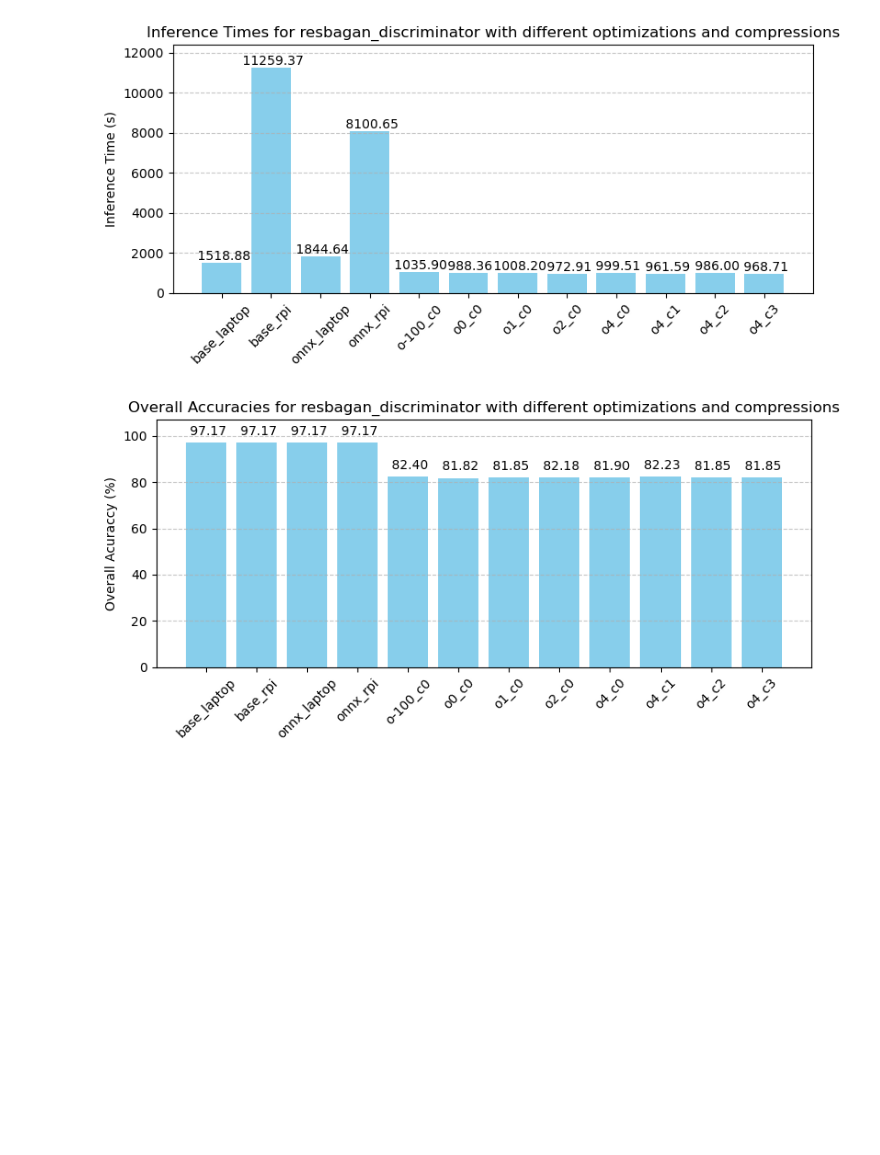
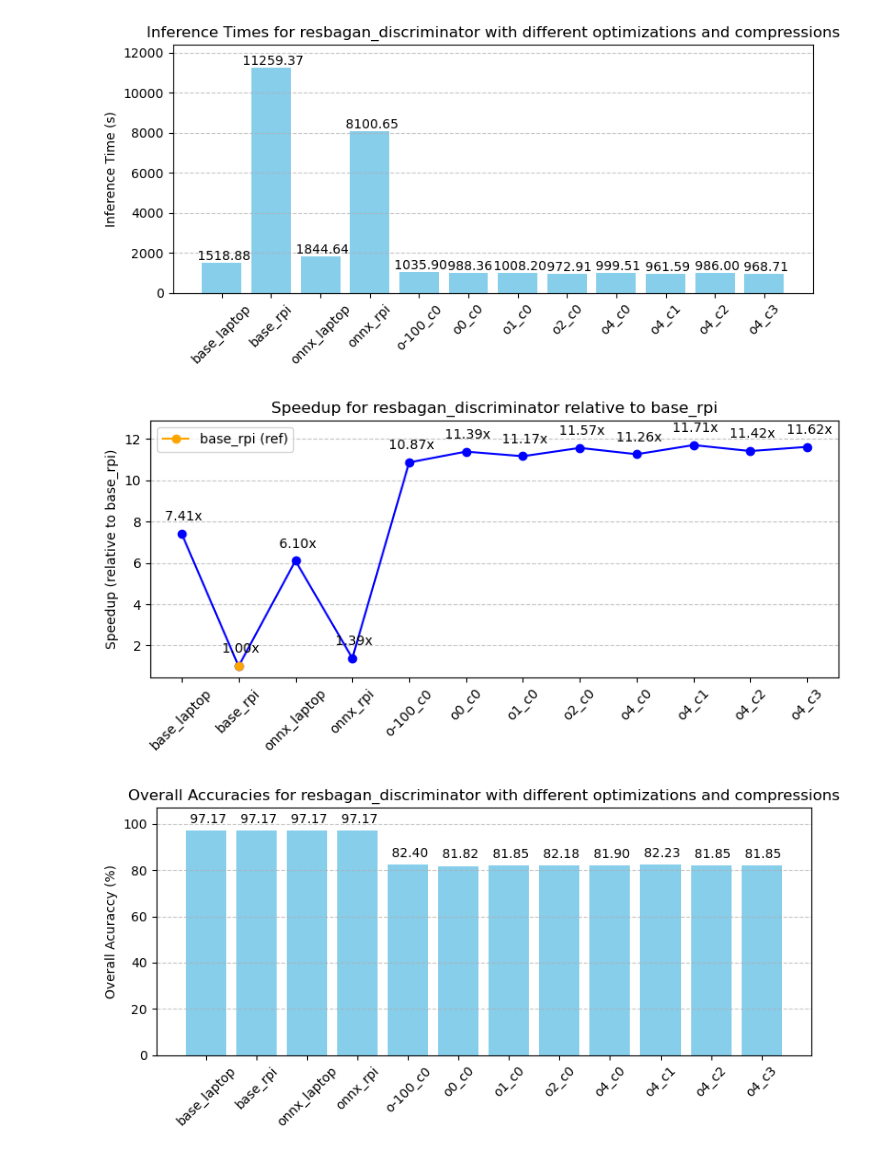
Before and after one commit to pablogcfuentes/hyper-rpi, a Jupyter notebook: notebooks/30_AUX_Graphs.ipynb, the cells around one changed output. Cells and saved outputs as stored; diff of their text form; code cells hidden in the pictures; blank space fills up the shorter version.

```diff
--- a/notebooks/30_AUX_Graphs.ipynb
+++ b/notebooks/30_AUX_Graphs.ipynb
@@ -235,6 +268,39 @@ plt.savefig("../results/graphs/inference_times_resbagan_discriminator.pdf", dpi=
 plt.show()
 # %% [output]
 [figure]
+# %%
+# Graficar el speedup
+base_rpi_idx = model_names_resbagan.index("base_rpi")
+base_rpi_time = inference_times[base_rpi_idx]
+speedup = [base_rpi_time / t for t in inference_times]
+
+plt.figure(figsize=(8, 4))
+plt.plot(model_names_resbagan, speedup, marker='o', linestyle='-', color='blue')
+
+# Resaltar el punto rpi_base con otro color
+plt.plot(model_names_resbagan[base_rpi_idx], speedup[base_rpi_idx], marker='o', color='orange', label='base_rpi (ref)')
+
+# Añadimos valores encima de las barras
+for x, y in zip(model_names_resbagan, speedup):
+    plt.text(x,
+             y + 0.5,
+             f'{y: .2f}x',
+             ha='center', va='bottom', fontsize=10)
+
+plt.ylim(top=max(speedup) * 1.1)
+plt.ylabel("Speedup (relative to base_rpi)")
+plt.title("Speedup for resbagan_discriminator relative to base_rpi")
+plt.xticks(rotation=45)
+plt.grid(axis='y', linestyle='--', alpha=0.7)
+plt.legend()
+plt.tight_layout()
+
+# Guardar y mostrar la imagen
+plt.savefig("../results/graphs/speedup_resbagan_discriminator.png")
+plt.savefig("../results/graphs/speedup_resbagan_discriminator.pdf", dpi=300)
+plt.show()
+# %% [output]
+[figure, added]
 # %%
 # Graficar los OA
 oa_values = [
```
Also changed, not shown: parts of 3 cells of this notebook, 25 other files.
